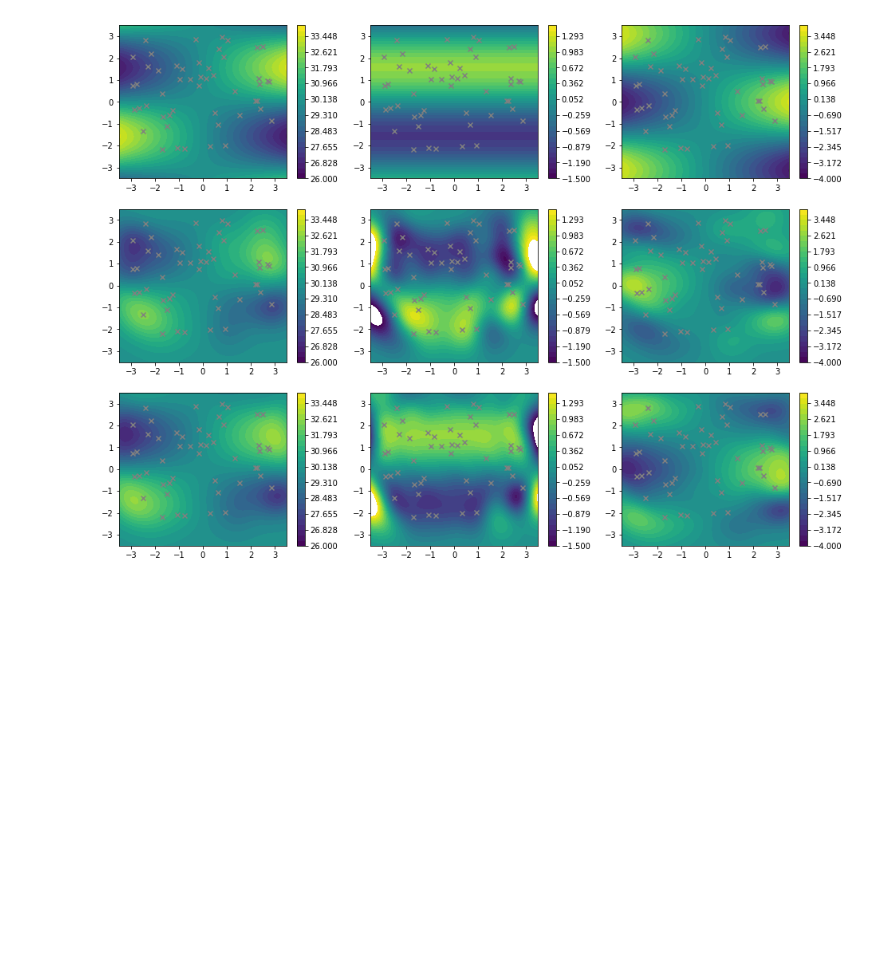
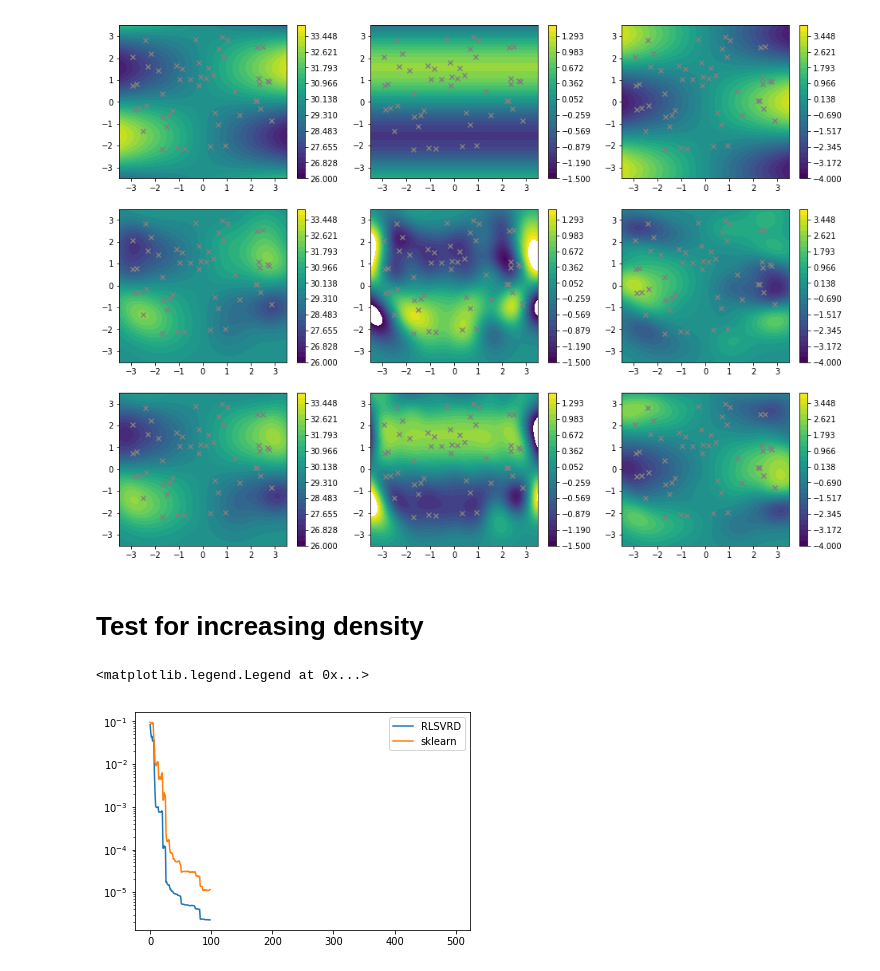
Before and after one commit to ralf-meyer/MLDerivs, a Jupyter notebook: example.ipynb, the cells around one changed output. Saved outputs shown, nothing was run; the diff lists cells and outputs as text; code cells hidden in the pictures; blank space fills up the shorter version.

```diff
--- a/example.ipynb
+++ b/example.ipynb
@@ -182,3 +174,56 @@ for row, pred, deriv_x, deriv_y in zip(rows, predictions, deriv_x_predictions, d
     row[2].scatter(x_2d_train[:,0], x_2d_train[:,1], c = "0.5", marker = "x")
 # %% [output]
 [figure]
+# %% [markdown]
+# Test for increasing density
+# %%
+def f_2d(x, y):
+    return 30 + x*np.sin(y)
+def f_2d_dx(x, y):
+    return  np.sin(y)
+def f_2d_dy(x, y):
+    return  x*np.cos(y)
+
+np.random.seed(0)
+x_2d_train = np.random.uniform(size = (500, 2), low = -1.0, high = 1.0)
+y_2d_train = f_2d(x_2d_train[:,0], x_2d_train[:,1])
+y_2d_dx_train = f_2d_dx(x_2d_train[:,0], x_2d_train[:,1])
+y_2d_dy_train = f_2d_dy(x_2d_train[:,0], x_2d_train[:,1])
+# %%
+C1 = 10.0**2
+C2 = 10.0**2
+epsilon = 0.001
+
+#IRWLS = IRWLS_SVR(C1 = C1, C2 = C2, epsilon = epsilon, gamma = 1.0)
+RLSVRD = RLSVRD_regressor(C1 = C1, C2 = C2, gamma = 1.0, method = 1)
+sk_svr = SVR(C = C1, epsilon = epsilon, gamma = 1.0)
+xx, yy = np.meshgrid(np.linspace(-1, 1, 100), np.linspace(-1, 1, 100))
+x_test = np.stack([xx.flatten(), yy.flatten()], axis = 1)
+y_test = f_2d(xx, yy).ravel()
+#irwls_error = np.zeros(len(x_2d_train)-1)
+rlsvrd_error = np.zeros(len(x_2d_train)-1)
+sk_svr_error = np.zeros(len(x_2d_train)-1)
+
+for i in range(1, 100):
+    #IRWLS.fit(x_train[:i, :], y_train[:i], x_prime_train[:i,:], y_prime_train[:i,:])
+    RLSVRD.fit(x_2d_train[:i, :], y_2d_train[:i], x_2d_train[:i, :], np.array([y_2d_dx_train[:i], y_2d_dy_train[:i]]).T)
+    sk_svr.fit(x_2d_train[:i, :], y_2d_train[:i])
+    #irwls_error[i-1] = np.mean((IRWLS.predict(x_test) - y_test)**2)
+    rlsvrd_error[i-1] = np.mean((RLSVRD.predict(x_test) - y_test)**2)
+    sk_svr_error[i-1] = np.mean((sk_svr.predict(x_test) - y_test)**2)
+    if i > 1000:
+        plt.figure()
+        plt.plot(x_test, y_test, "0.5")
+        plt.scatter(x_train[:i, 0], y_train[:i])
+        plt.plot(x_test, RLSVRD.predict(x_test))
+        plt.plot(x_test, sk_svr.predict(x_test))
+        plt.show()
+
+plt.figure()
+#plt.semilogy(irwls_error)
+plt.semilogy(rlsvrd_error, label = "RLSVRD")
+plt.semilogy(sk_svr_error, label = "sklearn")
+plt.legend()
+# %% [output]
+<matplotlib.legend.Legend at 0x...>
+[figure, added]
```
Also changed, not shown: parts of 7 cells of this notebook.
